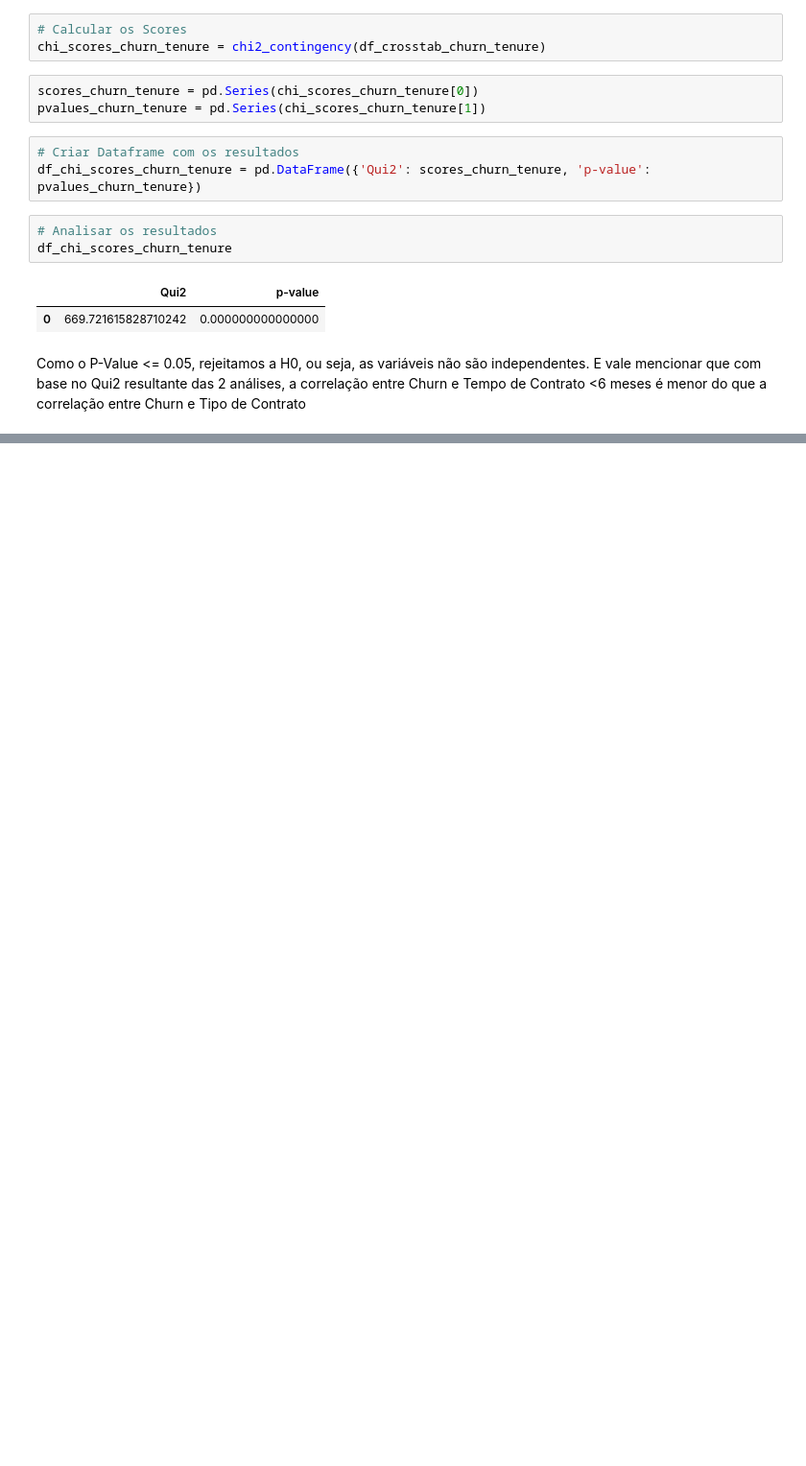
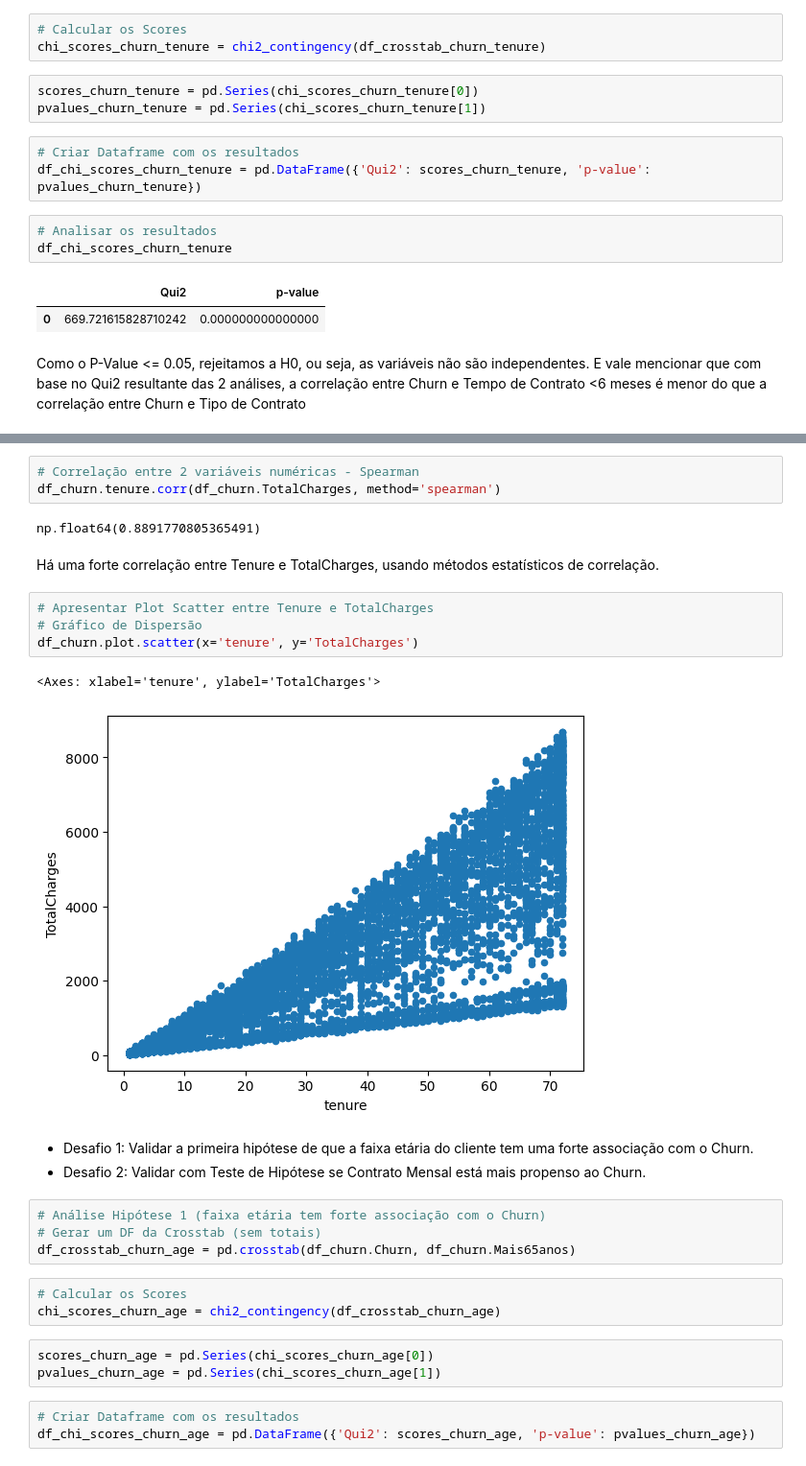
Before and after one commit to EuFontoura/EDAestudos, a Jupyter notebook: eda_churn.ipynb, the cells around one changed output, grey strips where cells are left out. Shown: that part at 96% size. Saved outputs shown, nothing was run; the diff lists cells and outputs as text; blank space fills up the shorter version.

```diff
--- a/eda_churn.ipynb
+++ b/eda_churn.ipynb
@@ -822,0 +832,30 @@ Como o P-Value <= 0.05, rejeitamos a H0, ou seja, as variáveis não são indepe
+# %%
+# Correlação entre 2 variáveis numéricas - Spearman
+df_churn.tenure.corr(df_churn.TotalCharges, method='spearman')
+# %% [output]
+np.float64(0.8891770805365491)
+# %% [markdown]
+Há uma forte correlação entre Tenure e TotalCharges, usando métodos estatísticos de correlação.
+# %%
+# Apresentar Plot Scatter entre Tenure e TotalCharges
+# Gráfico de Dispersão
+df_churn.plot.scatter(x='tenure', y='TotalCharges')
+# %% [output]
+<Axes: xlabel='tenure', ylabel='TotalCharges'>
+[figure, added]
+# %% [markdown]
+- Desafio 1: Validar a primeira hipótese de que a faixa etária do cliente tem uma forte associação com o Churn.
+- Desafio 2: Validar com Teste de Hipótese se Contrato Mensal está mais propenso ao Churn.
+# %%
+# Análise Hipótese 1 (faixa etária tem forte associação com o Churn)
+# Gerar um DF da Crosstab (sem totais)
+df_crosstab_churn_age = pd.crosstab(df_churn.Churn, df_churn.Mais65anos)
+# %%
+# Calcular os Scores
+chi_scores_churn_age = chi2_contingency(df_crosstab_churn_age)
+# %%
+scores_churn_age = pd.Series(chi_scores_churn_age[0])
+pvalues_churn_age = pd.Series(chi_scores_churn_age[1])
+# %%
+# Criar Dataframe com os resultados
+df_chi_scores_churn_age = pd.DataFrame({'Qui2': scores_churn_age, 'p-value': pvalues_churn_age})
```
Also changed, not shown: parts of 10 cells of this notebook.
